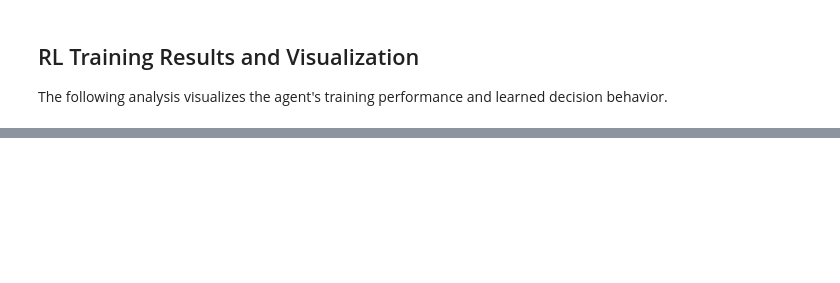
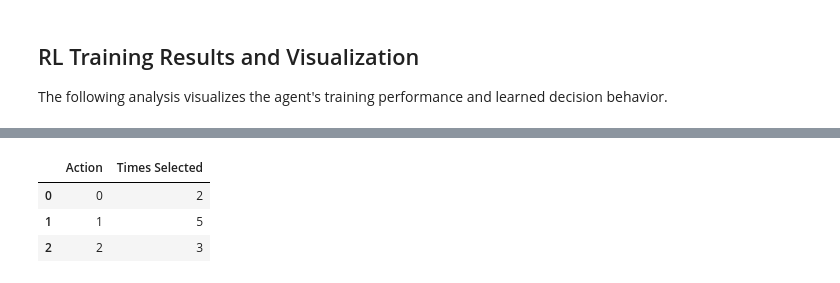
Before and after one commit to christran85-cyber/casino-revenue-rl-optimization, a Jupyter notebook: notebooks/casino_revenue_rl_optimization.ipynb, the cells around one changed output, grey strips where cells are left out. Cells and saved outputs as stored; diff of their text form; code cells hidden in the pictures; blank space fills up the shorter version.

```diff
--- a/notebooks/casino_revenue_rl_optimization.ipynb
+++ b/notebooks/casino_revenue_rl_optimization.ipynb
@@ -892,0 +907,16 @@ plt.show()
+# %%
+action_counts = pd.Series(
+    [result["Best Action"] for result in test_results]
+).value_counts().sort_index()
+
+action_summary = pd.DataFrame({
+    "Action": action_counts.index,
+    "Times Selected": action_counts.values
+})
+
+action_summary
+# %% [output]
+|  | Action | Times Selected |
+| 0 | 0 | 2 |
+| 1 | 1 | 5 |
+| 2 | 2 | 3 |
```
Also changed, not shown: parts of 19 cells of this notebook.
